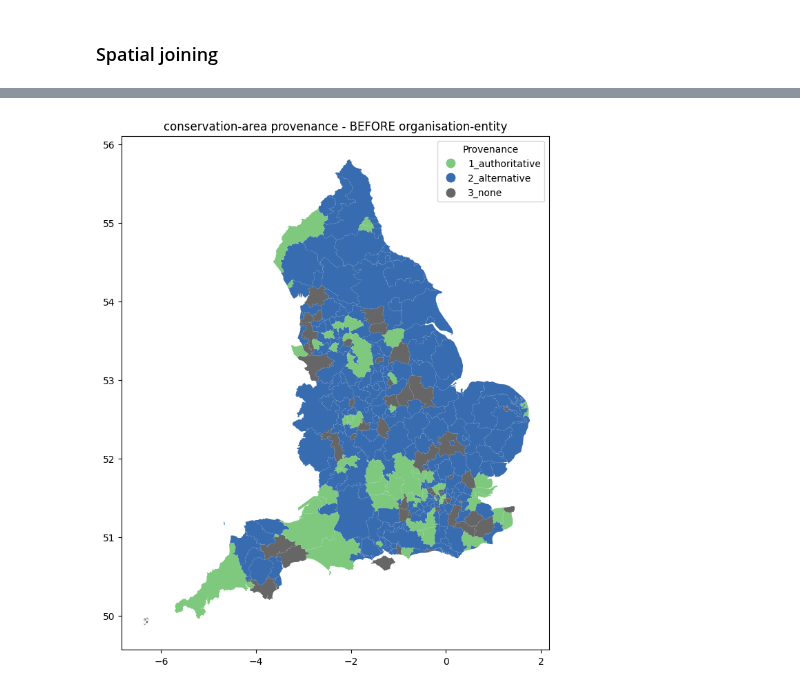
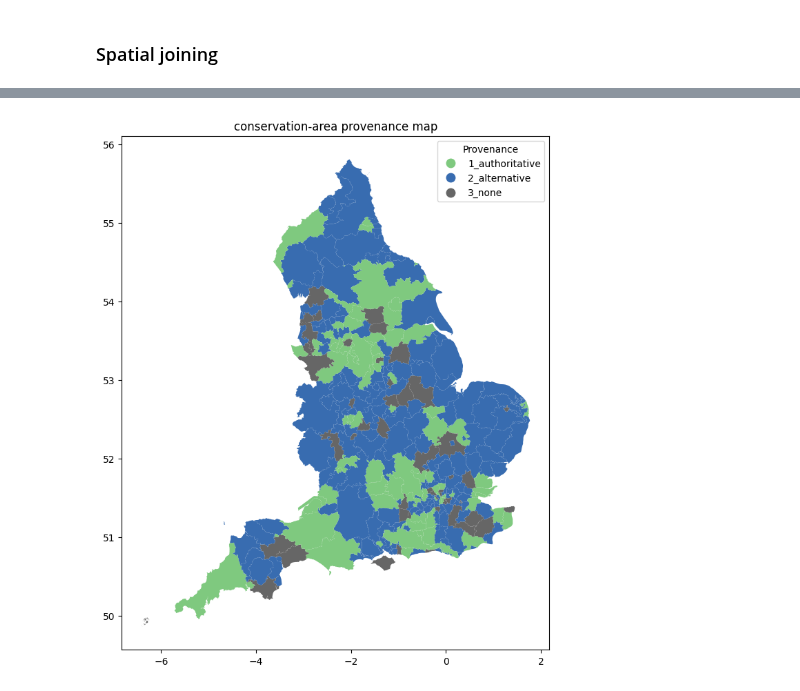
Before and after one commit to digital-land/jupyter-analysis, a Jupyter notebook: analysis/2024-06_issue_monitoring/provision_map_test.ipynb, the cells around one changed output, grey strips where cells are left out. Cells and saved outputs as stored; diff of their text form; code cells hidden in the pictures.

Commit message:
complete simple dataset overview for conservation-area

```diff
--- a/analysis/2024-06_issue_monitoring/provision_map_test.ipynb
+++ b/analysis/2024-06_issue_monitoring/provision_map_test.ipynb
@@ -80,0 +46,15 @@ dtype: object
+# %%
+# get org lookup
+org_df = datasette_query(
+    "digital-land",
+    """
+        select entity as organisation_entity, name as org_name, organisation, dataset as org_type, end_date,
+        local_planning_authority as LPACD, local_authority_district,
+        case when local_planning_authority != "" or organisation in ("local-authority:NDO", "local-authority:PUR") then 1 else 0 end as lpa_flag
+        from organisation
+        where name != "Waveney District Council"
+    """
+)
+
+print(len(org_df))
+org_df[["lpa_flag", "organisation_entity"]] = org_df[["lpa_flag", "organisation_entity"]].astype(int)
@@ -81,5 +94,6 @@ dtype: object
 # %%
 ca_gdf = get_pdp_dataset("conservation-area", "point")
+ca_gdf[["organisation_entity"]] = ca_gdf[["organisation_entity"]].astype(int)
 
 print(len(ca_gdf))
 
@@ -89,13 +103,5 @@ ca_gdf = ca_gdf.merge(
     on = "organisation_entity"
 )
 
-# type_rank = dict(
-#     {
-#         "local-authority":1,
-#         "government-organisation":2
-#     })
-
-# ca_gdf["org_type_rank"] = ca_gdf["org_type"].map(type_rank)
-
 print(len(ca_gdf))
 # %% [output]
@@ -166,7 +165,15 @@ lpa_ca_join[lpa_ca_join["lpa_name"] == "Cheshire East LPA"]
 # %%
+# set HE org_ent to 0 for group by so we can get LA org ent when it exists in an LPA
+lpa_ca_join["org_ent_pre_rank"] = np.where(lpa_ca_join["organisation_entity"] == 16, 0, lpa_ca_join["organisation_entity"])
+
 lpa_prov_map = lpa_ca_join.groupby(["LPACD", "lpa_name", "geometry"], as_index=False).agg(
-    prov_rank_max = ("lpa_flag", "max")
+    prov_rank_max = ("lpa_flag", "max"),
+    org_ent_max = ("org_ent_pre_rank", "max")
 )
+
+# set HE org_ent back to 16 in grouped table
+lpa_prov_map["organisation_entity"] = np.where(lpa_prov_map["org_ent_max"] == 0, 16, lpa_prov_map["org_ent_max"])
+
 
 rank_quality = dict(
     {
@@ -176,10 +183,14 @@ rank_quality = dict(
     })
 
 
-
 lpa_prov_map["prov_quality"] = lpa_prov_map["prov_rank_max"].map(rank_quality)
 
-# lpa_prov_map["geometry"] = lpa_prov_map["geometry"].apply(shapely.wkt.loads)
+lpa_prov_map = lpa_prov_map.merge(
+    ca_latest_res[["organisation_entity", "organisation", "latest_resource_start_date"]],
+    how = "left",
+    on = "organisation_entity"
+)
+
 lpa_prov_map = gpd.GeoDataFrame(lpa_prov_map, geometry = "geometry")
 # simplify to make mapping quicker
 lpa_prov_map["geometry"] = lpa_prov_map["geometry"].simplify(0.001)
@@ -203,20 +256,20 @@ Name: count, dtype: int64
 # %%
 import matplotlib.pyplot as plt
 
 fig, ax = plt.subplots(figsize=(8, 10))
 lpa_prov_map.plot(
     ax = ax,
     column = "prov_quality",
     # color = lpa_prov_map["prov_colour"],
     legend = True,
     legend_kwds={"title": "Provenance"},
     cmap = "Accent",
 )
 
-ax.set_title('conservation-area provenance - BEFORE organisation-entity')
+ax.set_title('conservation-area provenance map')
 plt.show()
 # %% [output]
-[figure, old version]
+[figure, new version]
 # %%
 lpa_prov_map.explore(
     column = "prov_quality"
```
Also changed, not shown: parts of 15 cells of this notebook.
